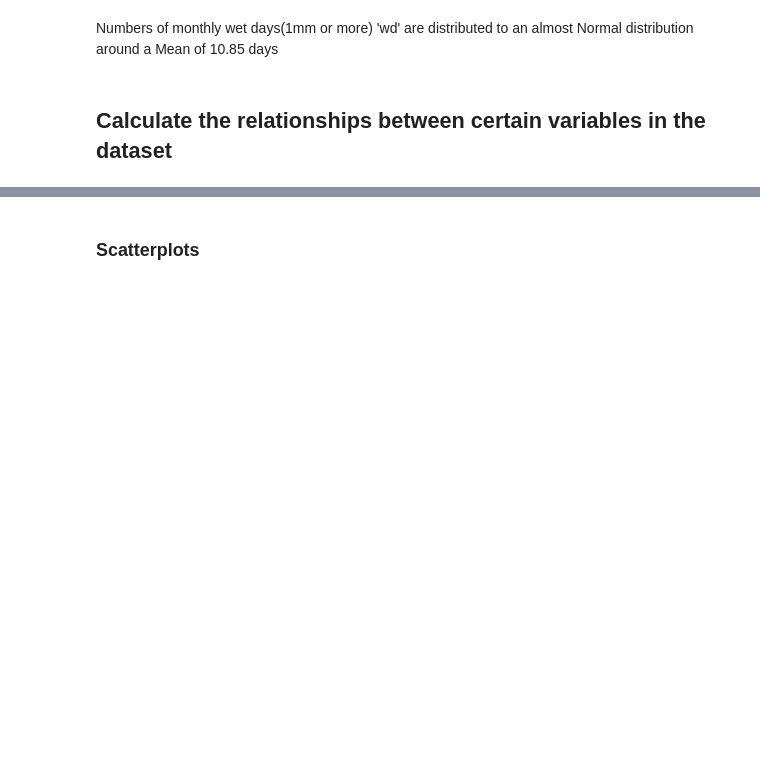
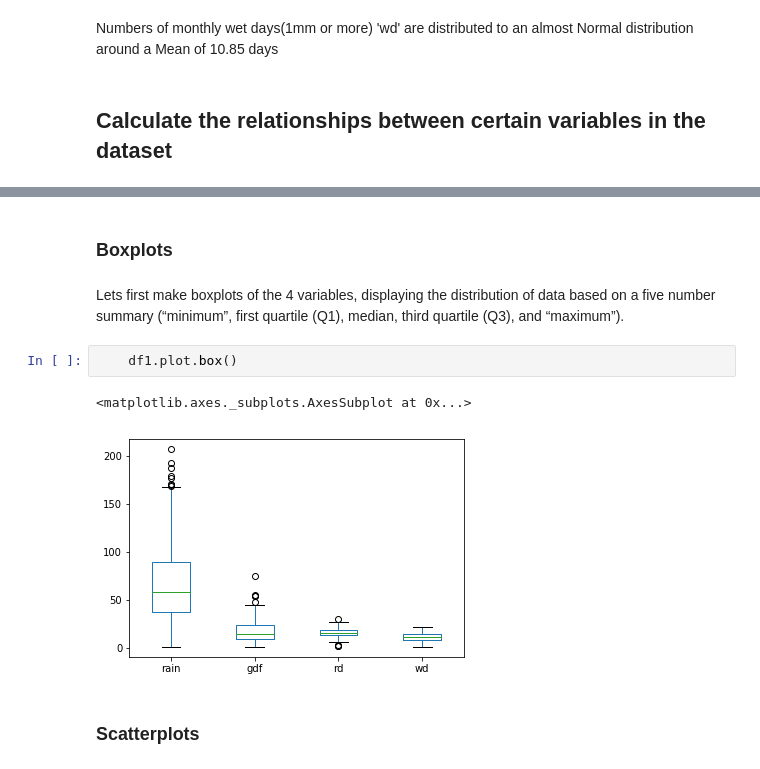
Before and after one commit to Aqua5lad/PDA-Dec-Project, a Jupyter notebook: PDA Project Dec 2018.ipynb, the cells around one changed output, grey strips where cells are left out. Drawn from its saved outputs; the diff is of its cells as text; blank space fills up the shorter version.

Commit message:
boxplot the distributions

```diff
--- a/PDA Project Dec 2018.ipynb
+++ b/PDA Project Dec 2018.ipynb
@@ -350,3 +364,12 @@ The Distribution plots suggest a positive correlation between two pairs of varia
+# %% [markdown]
+### Boxplots
+# %% [markdown]
+Lets first make boxplots of the 4 variables, displaying the distribution of data based on a five number summary (“minimum”, first quartile (Q1), median, third quartile (Q3), and “maximum”).
+# %%
+	df1.plot.box()
+# %% [output]
+<matplotlib.axes._subplots.AxesSubplot at 0x...>
+[figure, added]
 # %% [markdown]
 ### Scatterplots
 # %%
```
Also changed, not shown: parts of 3 cells of this notebook.
